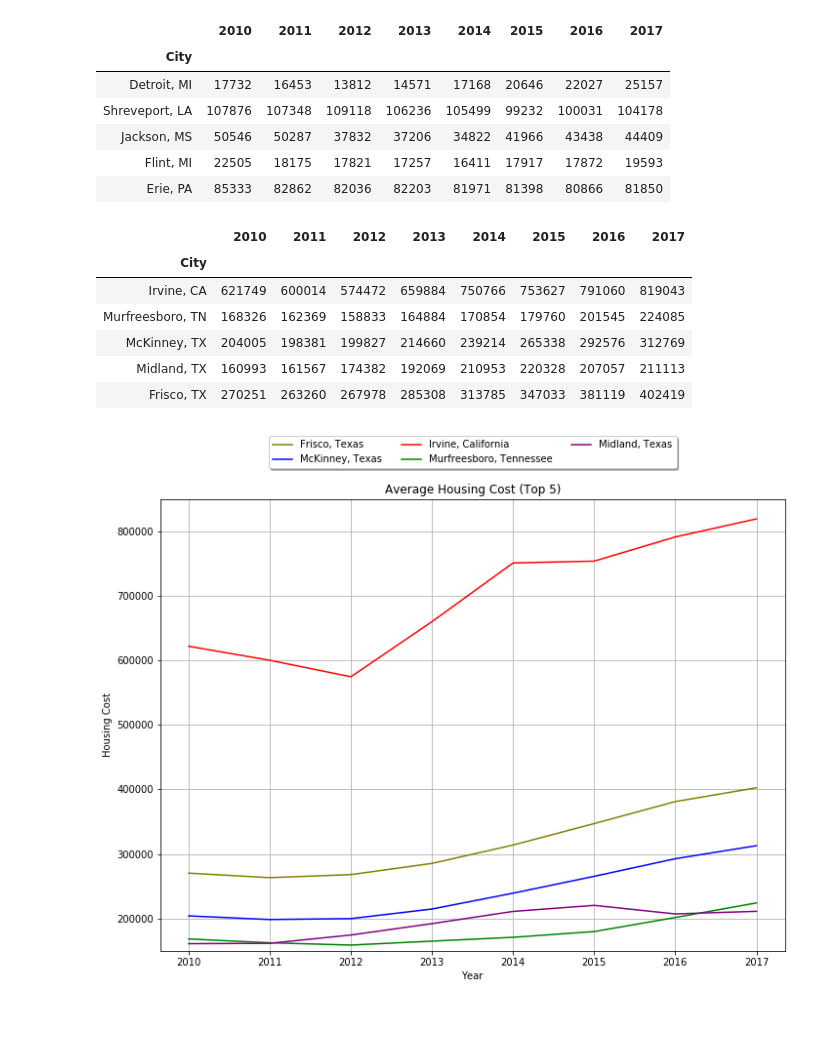
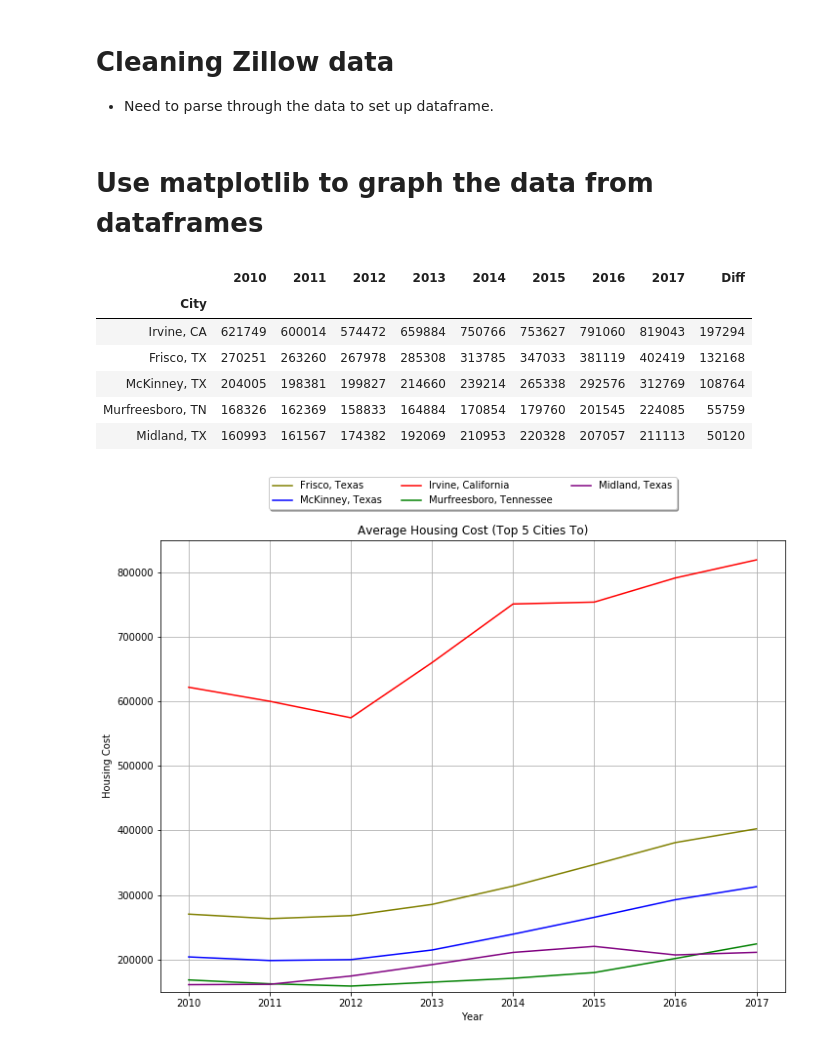
Before and after one commit to cawthornebr/Project-1, a Jupyter notebook: brandon_code.ipynb, the cells around one changed output. Saved outputs shown, nothing was run; the diff lists cells and outputs as text; code cells hidden in the pictures; blank space fills up the shorter version.

```diff
--- a/brandon_code.ipynb
+++ b/brandon_code.ipynb
@@ -51,10 +56,13 @@ y2014_b = bottom_5.iloc[:,30]
 y2015_b = bottom_5.iloc[:,31]
 y2016_b = bottom_5.iloc[:,32]
 y2017_b = bottom_5.iloc[:,33]
+diff = y2017_b - y2010_b
 ave_income_state_b = pd.DataFrame({"City":city_state_b, "2010":y2010_b,"2011":y2011_b,"2012":y2012_b,
-                                 "2013":y2013_b,"2014":y2014_b,"2015":y2015_b,"2016":y2016_b,"2017":y2017_b})
+                                 "2013":y2013_b,"2014":y2014_b,"2015":y2015_b,"2016":y2016_b,"2017":y2017_b, "Diff": diff})
 ave_income_state_b = ave_income_state_b.set_index("City")
-years = ave_income_state_b.iloc[0,:]
+ave_income_state_b.sort_values("Diff", ascending=False)
+ave_income_state_b1 = ave_income_state_b.drop("Diff",axis=1)
+years = ave_income_state_b1.iloc[0,:]
 years = years.index
-ave_income_state_b
+ave_income_state_b.sort_values("Diff", ascending=False)
 # %% [output]
@@ -138,3 +148,6 @@ plt.show()
+# %% [markdown]
+# Cleaning Zillow data
+* Need to parse through the data to set up dataframe.
 # %%
 file_to_load_housing = "City_Zhvi_AllHomes.csv"
 import numpy as np
@@ -249,47 +262,46 @@ with open(csvpath, newline="") as csvfile:
 housing_top_df = pd.DataFrame({"City":top_housing, "2010":t10,"2011":t11,"2012":t12,"2013":t13,"2014":t14,"2015":t15,
                                 "2016":t16,"2017":t17,})
 housing_top_df = housing_top_df.set_index("City")
+diff_housing_t = housing_top_df.iloc[:,7]-housing_top_df.iloc[:,0]
+housing_top_df["Diff"] = diff_housing_t
+housing_top_df1 = housing_top_df.drop("Diff",axis=1)
+
 housing_bottom_df = pd.DataFrame({"City":bottom_housing, "2010":b10,"2011":b11,"2012":b12,"2013":b13,"2014":b14,"2015":b15,
                                 "2016":b16,"2017":b17,})
 housing_bottom_df = housing_bottom_df.set_index("City")
-years = ave_income_state_b.iloc[0,:]
+diff_housing_b = housing_bottom_df.iloc[:,7]-housing_bottom_df.iloc[:,0]
+housing_bottom_df["Diff"] = diff_housing_b
+housing_bottom_df1 = housing_bottom_df.drop("Diff",axis=1)
+
+years = ave_income_state_b1.iloc[0,:]
 years = years.index
-housing_bottom_df
-# %% [output]
-|  | 2010 | 2011 | 2012 | 2013 | 2014 | 2015 | 2016 | 2017 |
-| City |  |  |  |  |  |  |  |  |
-| Detroit, MI | 17732 | 16453 | 13812 | 14571 | 17168 | 20646 | 22027 | 25157 |
-| Shreveport, LA | 107876 | 107348 | 109118 | 106236 | 105499 | 99232 | 100031 | 104178 |
-| Jackson, MS | 50546 | 50287 | 37832 | 37206 | 34822 | 41966 | 43438 | 44409 |
-| Flint, MI | 22505 | 18175 | 17821 | 17257 | 16411 | 17917 | 17872 | 19593 |
-| Erie, PA | 85333 | 82862 | 82036 | 82203 | 81971 | 81398 | 80866 | 81850 |
-# %%
-housing_top_df
-# %% [output]
-|  | 2010 | 2011 | 2012 | 2013 | 2014 | 2015 | 2016 | 2017 |
-| City |  |  |  |  |  |  |  |  |
-| Irvine, CA | 621749 | 600014 | 574472 | 659884 | 750766 | 753627 | 791060 | 819043 |
-| Murfreesboro, TN | 168326 | 162369 | 158833 | 164884 | 170854 | 179760 | 201545 | 224085 |
-| McKinney, TX | 204005 | 198381 | 199827 | 214660 | 239214 | 265338 | 292576 | 312769 |
-| Midland, TX | 160993 | 161567 | 174382 | 192069 | 210953 | 220328 | 207057 | 211113 |
-| Frisco, TX | 270251 | 263260 | 267978 | 285308 | 313785 | 347033 | 381119 | 402419 |
+# %% [markdown]
+# Use matplotlib to graph the data from dataframes
 # %%
 plt.subplots(figsize=(10,8))
 plt.ylim(150000,850000)
-plt.plot( years, housing_top_df.iloc[4,:], color='olive',label="Frisco, Texas")
-plt.plot( years, housing_top_df.iloc[2,:], color='blue',label="McKinney, Texas")
-plt.plot( years, housing_top_df.iloc[0,:], color='red',label="Irvine, California")
-plt.plot( years, housing_top_df.iloc[1,:], color='green',label="Murfreesboro, Tennessee")
-plt.plot( years, housing_top_df.iloc[3,:], color='purple',label="Midland, Texas")
+plt.plot( years, housing_top_df1.iloc[4,:], color='olive',label="Frisco, Texas")
+plt.plot( years, housing_top_df1.iloc[2,:], color='blue',label="McKinney, Texas")
+plt.plot( years, housing_top_df1.iloc[0,:], color='red',label="Irvine, California")
+plt.plot( years, housing_top_df1.iloc[1,:], color='green',label="Murfreesboro, Tennessee")
+plt.plot( years, housing_top_df1.iloc[3,:], color='purple',label="Midland, Texas")
 plt.legend(loc='upper center', bbox_to_anchor=(0.5, 1.15), ncol=3, fancybox=True, shadow=True)
-plt.title("Average Housing Cost (Top 5)")
+plt.title("Average Housing Cost (Top 5 Cities To)")
 plt.xlabel("Year")
 plt.ylabel("Housing Cost")
 plt.grid()
 plt.tight_layout()
 plt.savefig('top_5_housing.png',dpi=200)
+housing_top_df.sort_values("Diff", ascending=False)
 # %% [output]
+|  | 2010 | 2011 | 2012 | 2013 | 2014 | 2015 | 2016 | 2017 | Diff |
+| City |  |  |  |  |  |  |  |  |  |
+| Irvine, CA | 621749 | 600014 | 574472 | 659884 | 750766 | 753627 | 791060 | 819043 | 197294 |
+| Frisco, TX | 270251 | 263260 | 267978 | 285308 | 313785 | 347033 | 381119 | 402419 | 132168 |
+| McKinney, TX | 204005 | 198381 | 199827 | 214660 | 239214 | 265338 | 292576 | 312769 | 108764 |
+| Murfreesboro, TN | 168326 | 162369 | 158833 | 164884 | 170854 | 179760 | 201545 | 224085 | 55759 |
+| Midland, TX | 160993 | 161567 | 174382 | 192069 | 210953 | 220328 | 207057 | 211113 | 50120 |
-[figure, old version]
+[figure, new version]
 # %%
 plt.subplots(figsize=(10,8))
 
```
Also changed, not shown: parts of 13 cells of this notebook, 1 other file.
